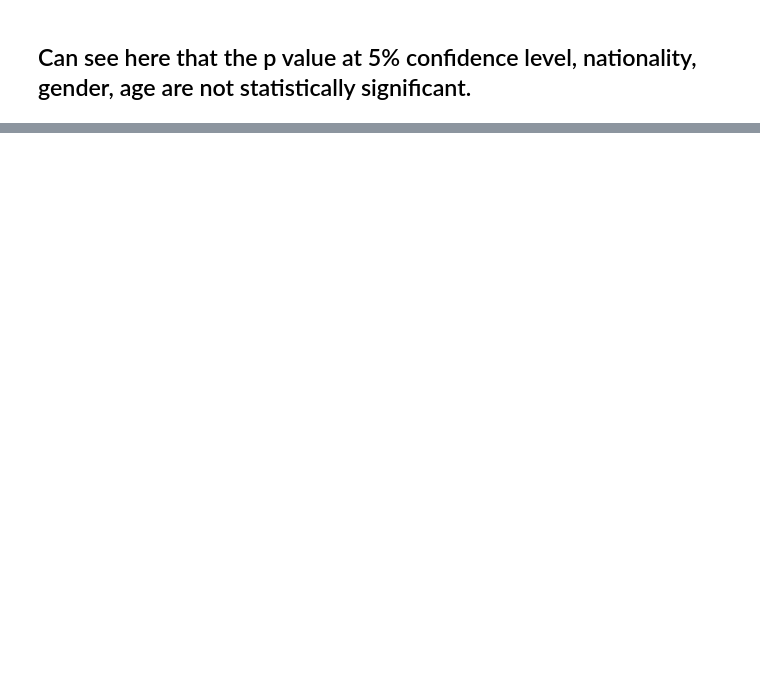
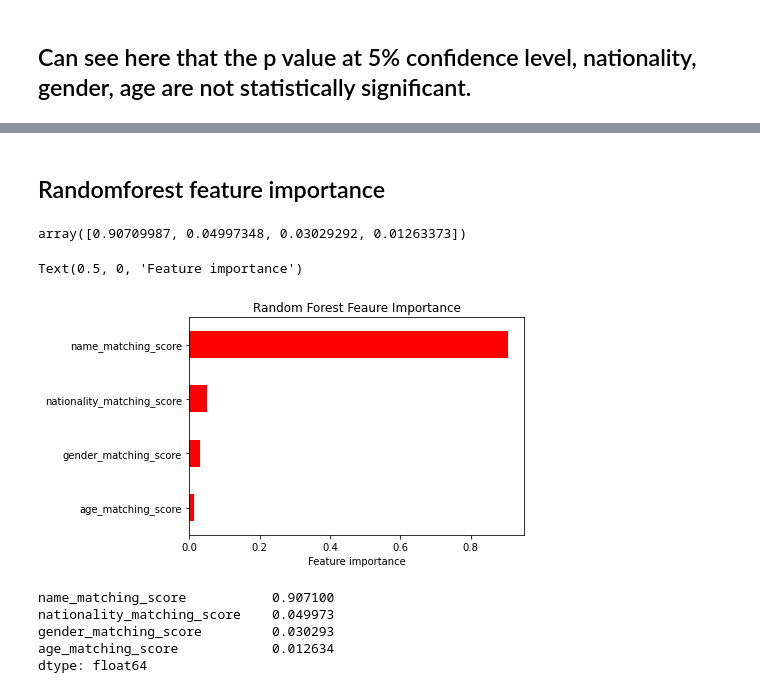
Before and after one commit to dylansee97/Capstone, a Jupyter notebook: confidence score weights processing.ipynb, the cells around one changed output, grey strips where cells are left out. Saved outputs shown, nothing was run; the diff lists cells and outputs as text; code cells hidden in the pictures; blank space fills up the shorter version.

```diff
--- a/confidence score weights processing.ipynb
+++ b/confidence score weights processing.ipynb
@@ -109,0 +150,4 @@ gender_matching_score          2.0238      1.430      1.415      0.157      -0.7
+# %%
+xg_reg.fit(X_train,y_train)
+
+y_pred_x = xg_reg.predict(X_test)
@@ -109,0 +168,33 @@ gender_matching_score          2.0238      1.430      1.415      0.157      -0.7
+# %% [markdown]
+## Randomforest feature importance
+# %%
+rfmodel.feature_importances_
+# %% [output]
+array([0.90709987, 0.04997348, 0.03029292, 0.01263373])
+# %%
+importance = rfmodel.feature_importances_
+# %%
+columns = X_train.columns
+# %%
+rfGraph = pd.Series(importance,columns)
+# %%
+#figure(figsize(10,10))
+def addlabels(x,y):
+    for i in range(len(x)):
+        plt.text(i, y[i], y[i])
+
+rfGraph.sort_values().plot.barh(color = "red")
+plt.title("Random Forest Feaure Importance")
+plt.xlabel("Feature importance")
+#addlabels(columns,importance)
+# %% [output]
+Text(0.5, 0, 'Feature importance')
+[figure, added]
+# %%
+rfGraph
+# %% [output]
+name_matching_score           0.907100
+nationality_matching_score    0.049973
+gender_matching_score         0.030293
+age_matching_score            0.012634
+dtype: float64
```
Also changed, not shown: parts of 32 cells of this notebook, 4 other files.
